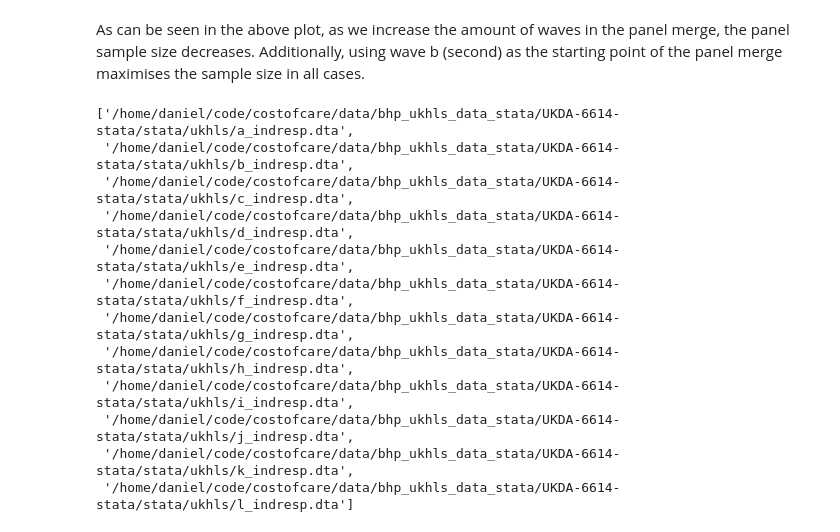
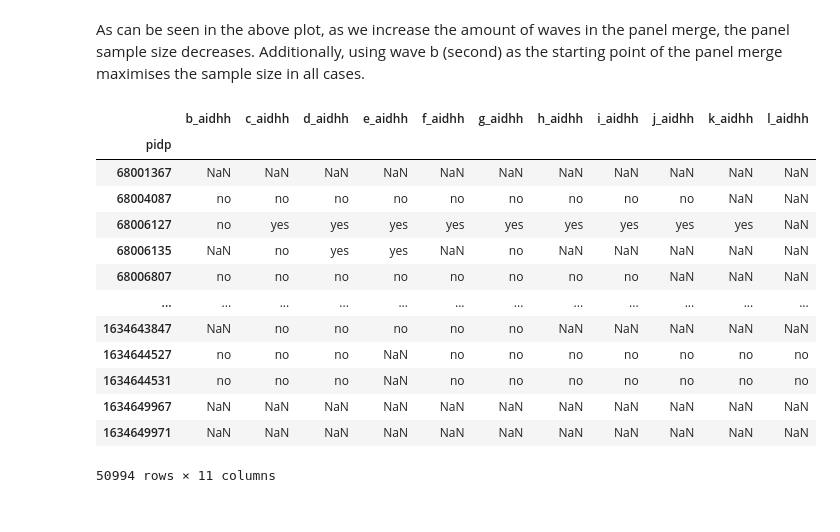
Before and after one commit to centre-for-care/costofcare, a Jupyter notebook: data_exploration.ipynb, the cells around one changed output. Saved outputs shown, nothing was run; the diff lists cells and outputs as text; code cells hidden in the pictures.

Commit message:
new data exploration

```diff
--- a/data_exploration.ipynb
+++ b/data_exploration.ipynb
@@ -201,17 +199,36 @@ plt.legend(legends)
 As can be seen in the above plot, as we increase the amount of waves in the panel merge, the panel sample size decreases.
 Additionally, using wave b (second) as the starting point of the panel merge maximises the sample size in all cases.
 # %%
-all_files
+df_aidhh = indresp[0]['pidp']
+for df in indresp:
+    for colname in df.columns:
+        if 'aidhh' in colname:
+            aidhh = colname
+            df_aidhh = pd.merge(df_aidhh, df[['pidp', aidhh]], on='pidp', how='left')
-# %% [output]
-['/home/daniel/code/costofcare/data/bhp_ukhls_data_stata/UKDA-6614-stata/stata/ukhls/a_indresp.dta',
- '/home/daniel/code/costofcare/data/bhp_ukhls_data_stata/UKDA-6614-stata/stata/ukhls/b_indresp.dta',
- '/home/daniel/code/costofcare/data/bhp_ukhls_data_stata/UKDA-6614-stata/stata/ukhls/c_indresp.dta',
- '/home/daniel/code/costofcare/data/bhp_ukhls_data_stata/UKDA-6614-stata/stata/ukhls/d_indresp.dta',
- '/home/daniel/code/costofcare/data/bhp_ukhls_data_stata/UKDA-6614-stata/stata/ukhls/e_indresp.dta',
- '/home/daniel/code/costofcare/data/bhp_ukhls_data_stata/UKDA-6614-stata/stata/ukhls/f_indresp.dta',
- '/home/daniel/code/costofcare/data/bhp_ukhls_data_stata/UKDA-6614-stata/stata/ukhls/g_indresp.dta',
- '/home/daniel/code/costofcare/data/bhp_ukhls_data_stata/UKDA-6614-stata/stata/ukhls/h_indresp.dta',
- '/home/daniel/code/costofcare/data/bhp_ukhls_data_stata/UKDA-6614-stata/stata/ukhls/i_indresp.dta',
- '/home/daniel/code/costofcare/data/bhp_ukhls_data_stata/UKDA-6614-stata/stata/ukhls/j_indresp.dta',
- '/home/daniel/code/costofcare/data/bhp_ukhls_data_stata/UKDA-6614-stata/stata/ukhls/k_indresp.dta',
- '/home/daniel/code/costofcare/data/bhp_ukhls_data_stata/UKDA-6614-stata/stata/ukhls/l_indresp.dta']
+# %%
+df_aidhh = df_aidhh.drop('a_aidhh', axis=1).replace({'Yes': 'yes',
+                                                     'No': 'no',
+                                                     'no     ': 'no',
+                                                     'yes    ': 'yes',
+                                                     'inapplicable': 'no',
+                                                     "don't know": 'no',
+                                                     'missing': np.nan,
+                                                     'refusal': 'no'})
+# %%
+df_aidhh = df_aidhh.set_index('pidp')
+df_aidhh
+# %% [output]
+|  | b_aidhh | c_aidhh | d_aidhh | e_aidhh | f_aidhh | g_aidhh | h_aidhh | i_aidhh | j_aidhh | k_aidhh | l_aidhh |
+| pidp |  |  |  |  |  |  |  |  |  |  |  |
+| 68001367 | NaN | NaN | NaN | NaN | NaN | NaN | NaN | NaN | NaN | NaN | NaN |
+| 68004087 | no | no | no | no | no | no | no | no | no | NaN | NaN |
+| 68006127 | no | yes | yes | yes | yes | yes | yes | yes | yes | yes | NaN |
+| 68006135 | NaN | no | yes | yes | NaN | no | NaN | NaN | NaN | NaN | NaN |
+| 68006807 | no | no | no | no | no | no | no | no | NaN | NaN | NaN |
+| ... | ... | ... | ... | ... | ... | ... | ... | ... | ... | ... | ... |
+| 1634643847 | NaN | no | no | no | no | no | NaN | NaN | NaN | NaN | NaN |
+| 1634644527 | no | no | no | NaN | no | no | no | no | no | no | no |
+| 1634644531 | no | no | no | NaN | no | no | no | no | no | no | no |
+| 1634649967 | NaN | NaN | NaN | NaN | NaN | NaN | NaN | NaN | NaN | NaN | NaN |
+| 1634649971 | NaN | NaN | NaN | NaN | NaN | NaN | NaN | NaN | NaN | NaN | NaN |
+50994 rows × 11 columns
```
Also changed, not shown: parts of 7 cells of this notebook, 1 other file.
